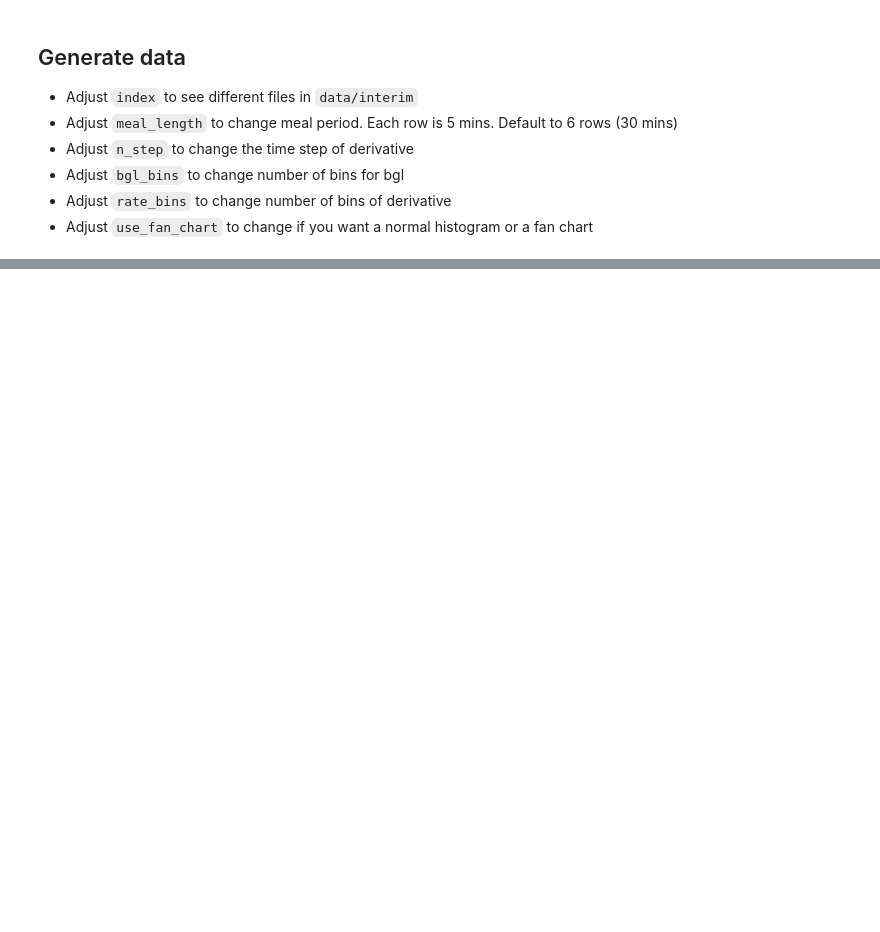
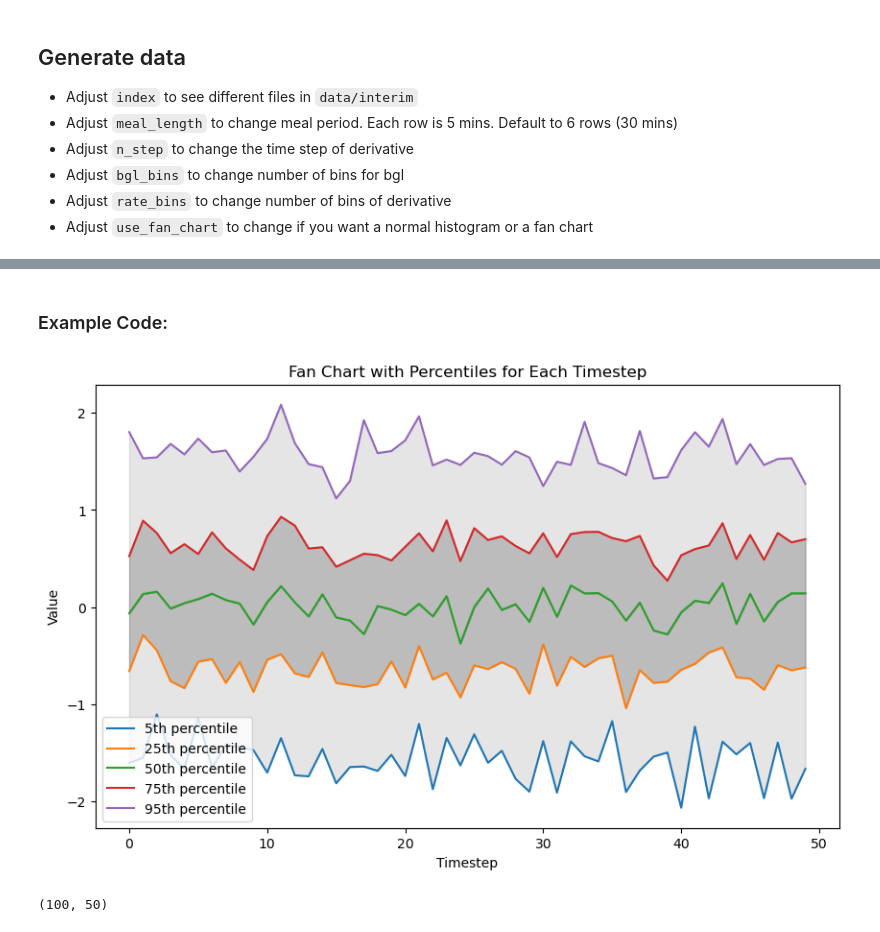
Before and after one commit to RobotPsychologist/bg_control, a Jupyter notebook: 0_meal_identification/meal_identification/notebooks/1.04-tc-change-point-plot.ipynb, the cells around one changed output, grey strips where cells are left out. Saved outputs shown, nothing was run; the diff lists cells and outputs as text; code cells hidden in the pictures; blank space fills up the shorter version.

```diff
--- a/0_meal_identification/meal_identification/notebooks/1.04-tc-change-point-plot.ipynb
+++ b/0_meal_identification/meal_identification/notebooks/1.04-tc-change-point-plot.ipynb
@@ -248,0 +315,43 @@ Each meal lasts 150 mins (300 rows)
+# %% [markdown]
+### Example Code:
+# %%
+# Generate sample data
+# Assume we have 100 time series chunks, each of length 50
+num_chunks = 100
+chunk_length = 50
+
+# Generate random data for demonstration purposes
+# Replace this with your actual data loading/generation code
+data = np.random.randn(num_chunks, chunk_length)
+# Define the percentiles to plot
+percentiles = [5, 25, 50, 75, 95]
+
+# Calculate the percentiles for each timestep
+percentile_data = np.percentile(data, percentiles, axis=0)
+
+# Create the fan chart
+fig, ax = plt.subplots(figsize=(10, 6))
+
+# Plot the percentiles
+for i, percentile in enumerate(percentiles):
+    ax.plot(range(chunk_length), percentile_data[i, :], label=f'{percentile}th percentile')
+
+# Fill between the percentiles to create the fan chart effect
+ax.fill_between(range(chunk_length), percentile_data[0, :], percentile_data[-1, :], color='gray', alpha=0.2)
+ax.fill_between(range(chunk_length), percentile_data[1, :], percentile_data[-2, :], color='gray', alpha=0.4)
+ax.fill_between(range(chunk_length), percentile_data[2, :], percentile_data[2, :], color='gray', alpha=0.6)
+
+# Add labels and title
+ax.set_xlabel('Timestep')
+ax.set_ylabel('Value')
+ax.set_title('Fan Chart with Percentiles for Each Timestep')
+ax.legend()
+
+# Show the plot
+plt.show()
+# %% [output]
+[figure, added]
+# %%
+data.shape
+# %% [output]
+(100, 50)
```
Also changed, not shown: parts of 3 cells of this notebook.
